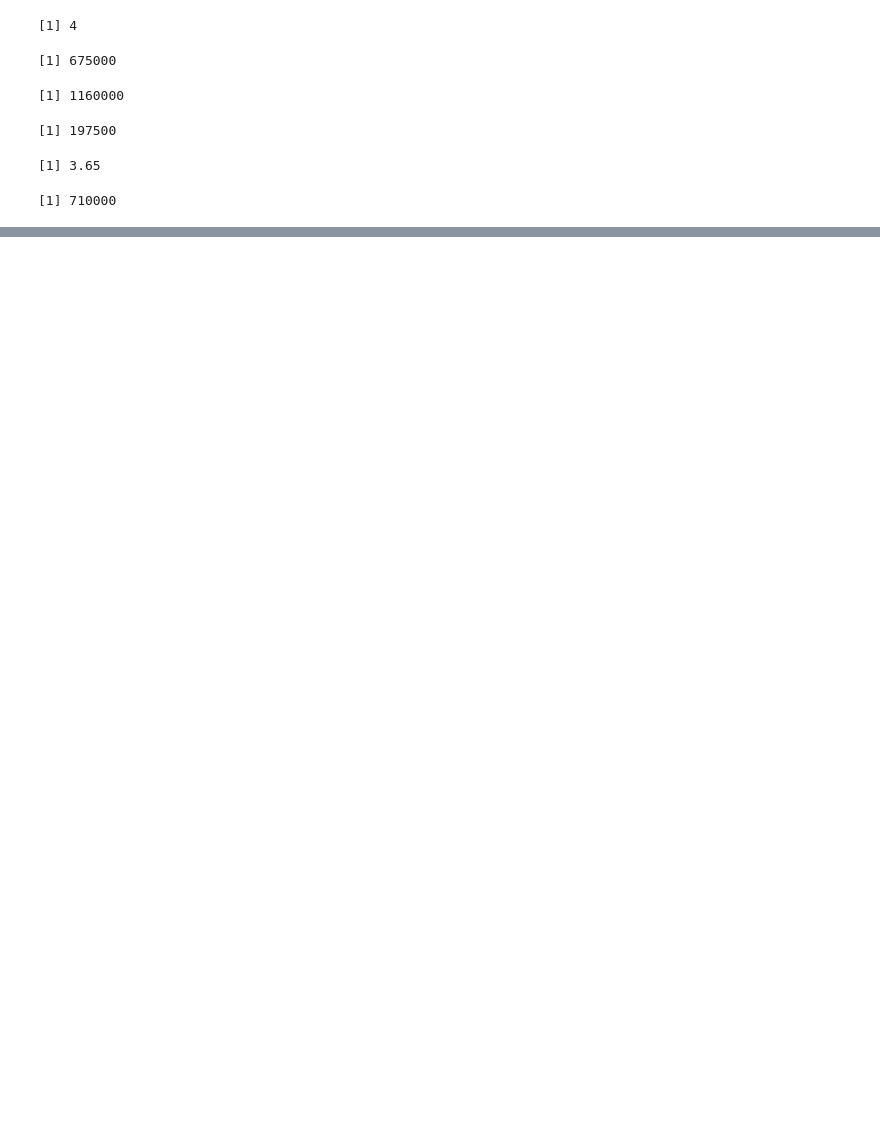
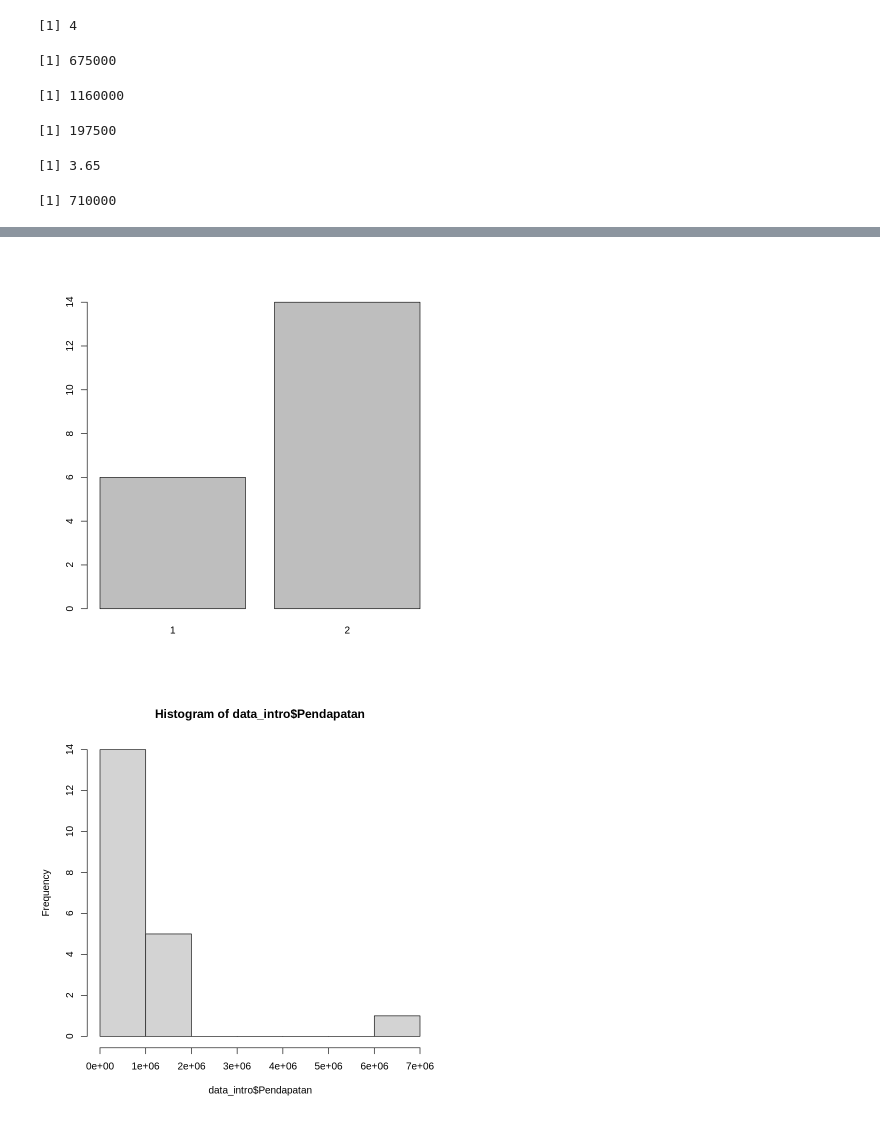
Before and after one commit to matapandax/R-for-Data-Science, a Jupyter notebook: Statistics_using_R_for_Data_Science.ipynb, the cells around one changed output, grey strips where cells are left out. Drawn from its saved outputs; the diff is of its cells as text; code cells hidden in the pictures; blank space fills up the shorter version.

```diff
--- a/Statistics_using_R_for_Data_Science.ipynb
+++ b/Statistics_using_R_for_Data_Science.ipynb
@@ -118,0 +152,24 @@ mean(data_intro$Total)
+# %%
+## Carilah sebaran data kolom Jenis.Kelamin dari variable data_intro
+plot(data_intro$Jenis.Kelamin)
+
+## Carilah sebaran data dari Pendapatan dari variable data_intro
+hist(data_intro$Pendapatan)
+
+## Carilah sebaran data dari Produk dari variable data_intro
+plot(data_intro$Produk)
+
+## Carilah sebaran data dari Harga dari variable data_intro
+hist(data_intro$Harga)
+
+## Carilah sebaran data dari Jumlah dari variable data_intro
+hist(data_intro$Jumlah)
+
+## Carilah sebaran data dari Total dari variable data_intro
+hist(data_intro$Total)
+
+## Carilah sebaran data dari Tingkat.Kepuasan dari variable data_intro
+plot(data_intro$Tingkat.Kepuasan)
+# %% [output]
+[figure, added]
+[figure, added]
```
Also changed, not shown: parts of 9 cells of this notebook.
